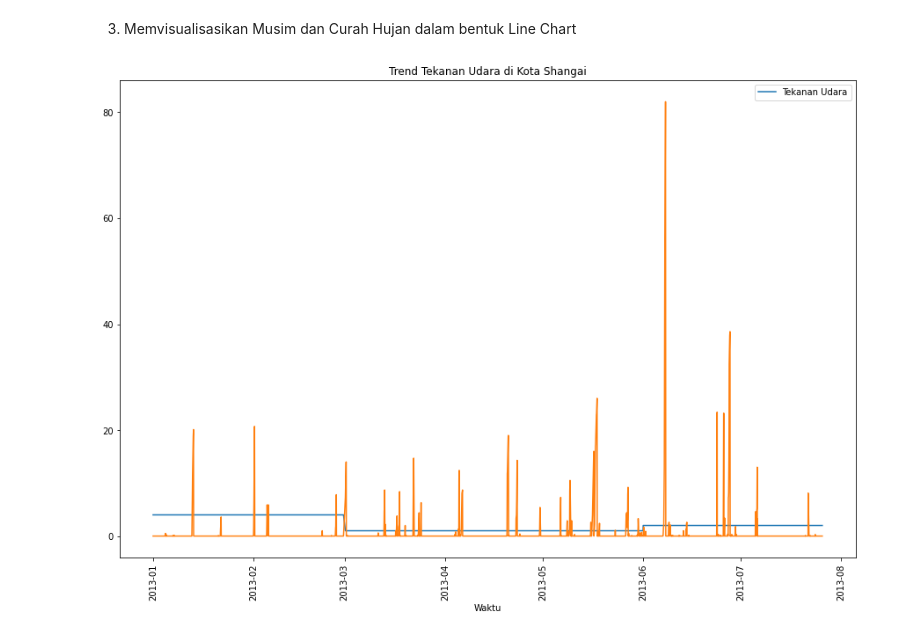
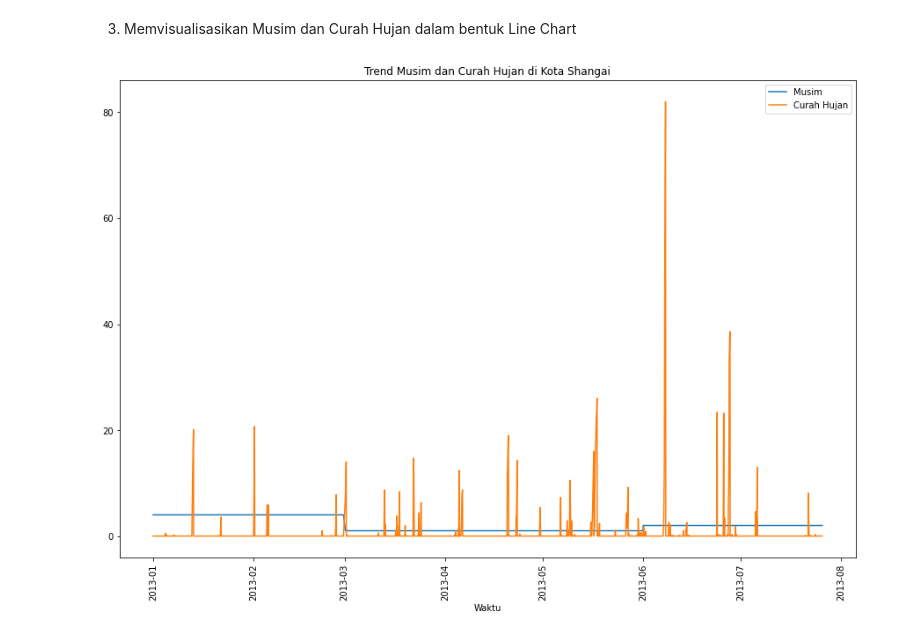
Before and after one commit to azizfath/fp-bdpa, a Jupyter notebook: UAS_BIGDATA.ipynb, the cells around one changed output. Cells and saved outputs as stored; diff of their text form; code cells hidden in the pictures.

```diff
--- a/UAS_BIGDATA.ipynb
+++ b/UAS_BIGDATA.ipynb
@@ -284,11 +283,11 @@ plt.show()
 # %%
 fig, ax = plt.subplots(figsize=(15,10))
 ax.plot(df['datetime'][0:4000], df['season'][0:4000])
 ax.plot(df['datetime'][0:4000], df['Iprec'][0:4000])
 plt.xticks(rotation=90)
 plt.xlabel('Waktu')
-plt.legend(['Tekanan Udara'])
-plt.title('Trend Tekanan Udara di Kota Shangai')
+plt.legend(['Musim','Curah Hujan'])
+plt.title('Trend Musim dan Curah Hujan di Kota Shangai')
 plt.show()
 # %% [output]
-[figure, old version]
+[figure, new version]
```
Also changed, not shown: parts of 35 cells of this notebook.
